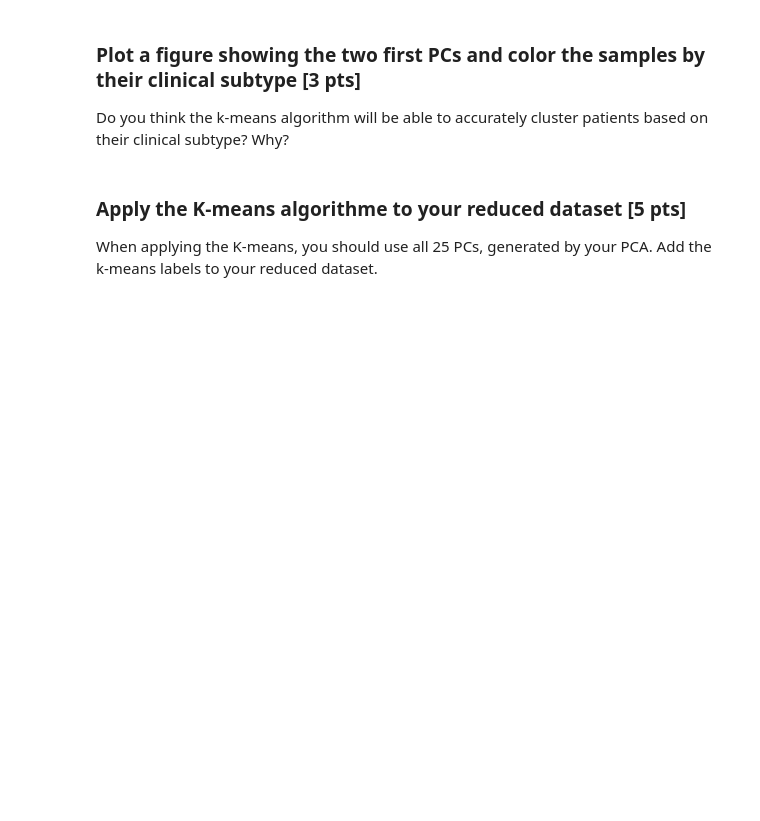
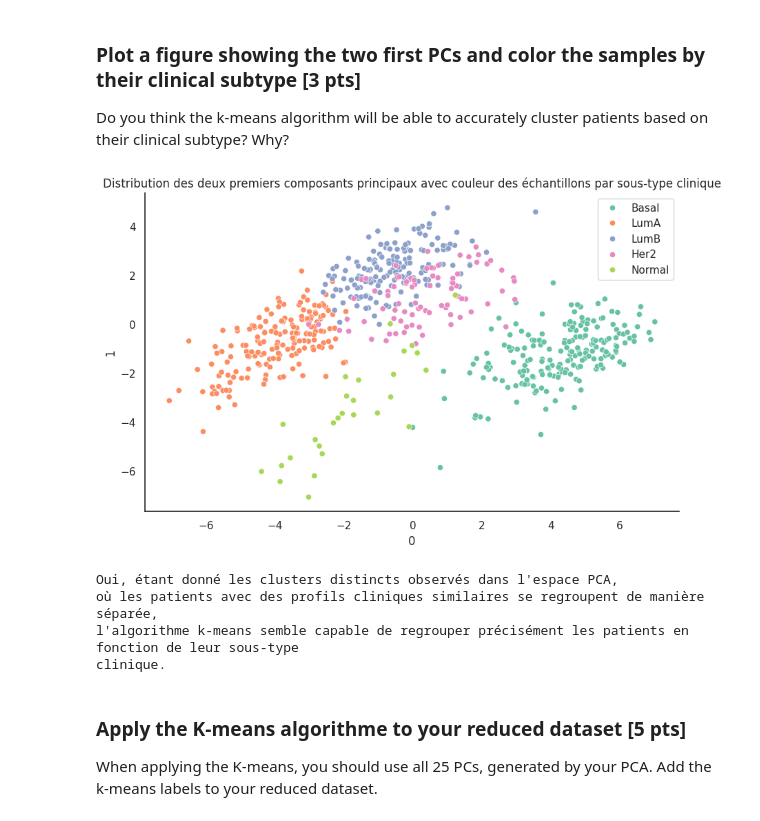
Before and after one commit to justinefrancois/S24_data_analysis, a Jupyter notebook: notebooks/CM5exercices_good_practices.ipynb, the cells around one changed output. Saved outputs shown, nothing was run; the diff lists cells and outputs as text; code cells hidden in the pictures; blank space fills up the shorter version.

```diff
--- a/notebooks/CM5exercices_good_practices.ipynb
+++ b/notebooks/CM5exercices_good_practices.ipynb
@@ -251,8 +249,12 @@ np.float64(60.86797918260155)
 ### Apply the PCA onto your gene expression data and create a DataFrame with the PCs and the clinical patient subtypes [4 pts]
 **Show a preview/overview of your dataframe**
 # %%
+patient_subtype_values= patient_subtype.values.flatten()
 pca_reduce = pca.fit_transform(subset_scaled)
-pca_reducedata_reduce= pd.DataFrame(pca_reduce)
-data_reduce.loc[:, "patient_outcomes"] = data.columns
-data_reduce
+pca_reduce
+
+data_reduce = pd.DataFrame(pca_reduce)
+data_reduce.loc[:, "patient_subtypes"] = patient_subtype_values
+
+data_reduce.head()
 # %% [output]
@@ -260,6 +268,24 @@ NameError: name 'data_reduce' is not defined
 # %% [markdown]
 ### Plot a figure showing the two first PCs and color the samples by their clinical subtype [3 pts]
 Do you think the k-means algorithm will be able to accurately cluster patients based on their clinical subtype? Why?
+# %%
+sns.set(rc={'figure.figsize':(10, 6)})
+sns.set_theme(context="notebook", style="white")
+sns.scatterplot(x=data_reduce[0], y=data_reduce[1], hue=patient_subtype_values, palette='Set2')
+plt.title("Distribution des deux premiers composants principaux avec couleur des échantillons par sous-type clinique")
+sns.despine()
+# %% [output]
+[figure, added]
+# %%
+print("Oui, étant donné les clusters distincts observés dans l'espace PCA,")
+print("où les patients avec des profils cliniques similaires se regroupent de manière séparée,")
+print("l'algorithme k-means semble capable de regrouper précisément les patients en fonction de leur sous-type")
+print("clinique.")
+# %% [output]
+Oui, étant donné les clusters distincts observés dans l'espace PCA,
+où les patients avec des profils cliniques similaires se regroupent de manière séparée,
+l'algorithme k-means semble capable de regrouper précisément les patients en fonction de leur sous-type
+clinique.
 # %% [markdown]
 ### Apply the K-means algorithme to your reduced dataset [5 pts]
 When applying the K-means, you should use all 25 PCs, generated by your PCA. Add the k-means labels to your reduced dataset.
```
Also changed, not shown: parts of 10 cells of this notebook, 9 other files.
